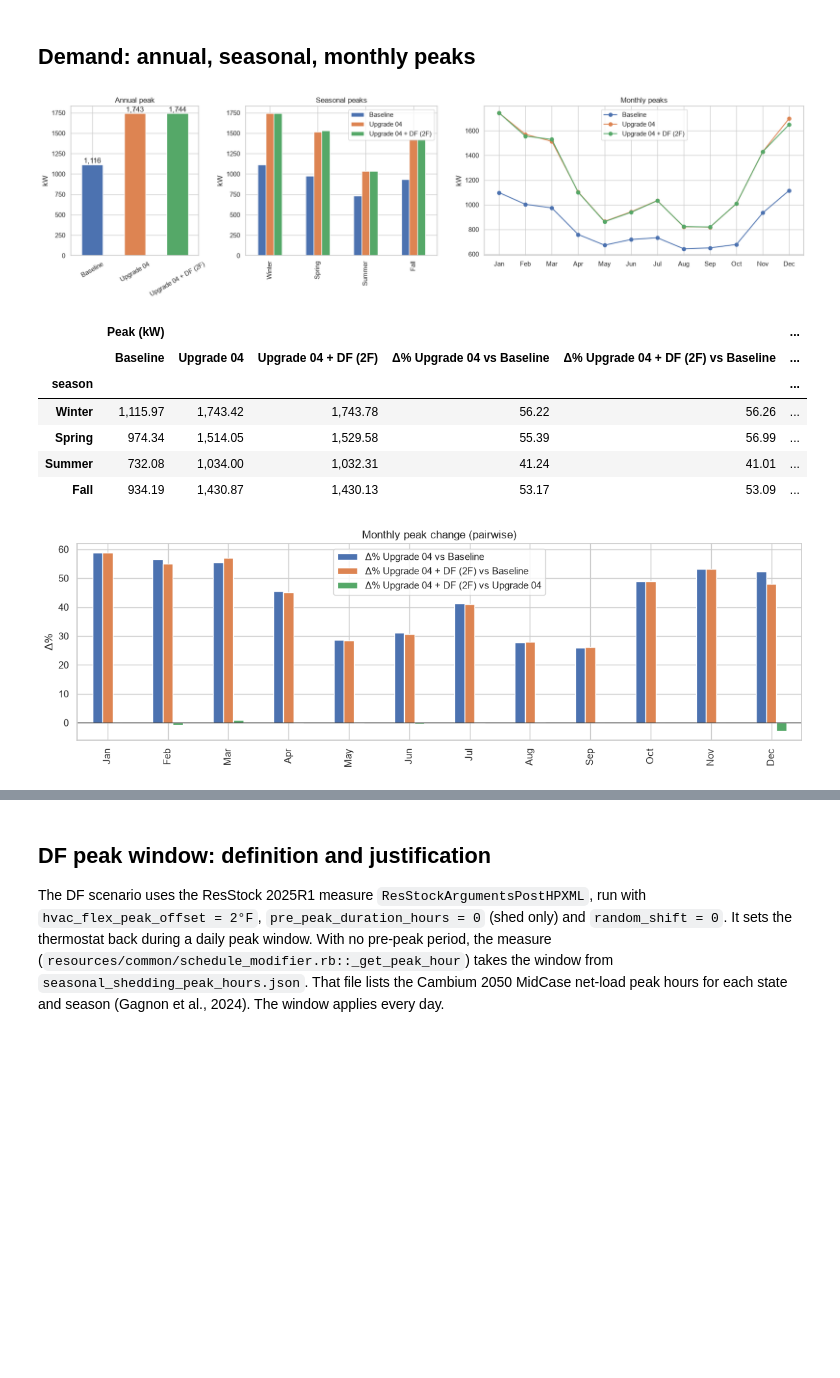
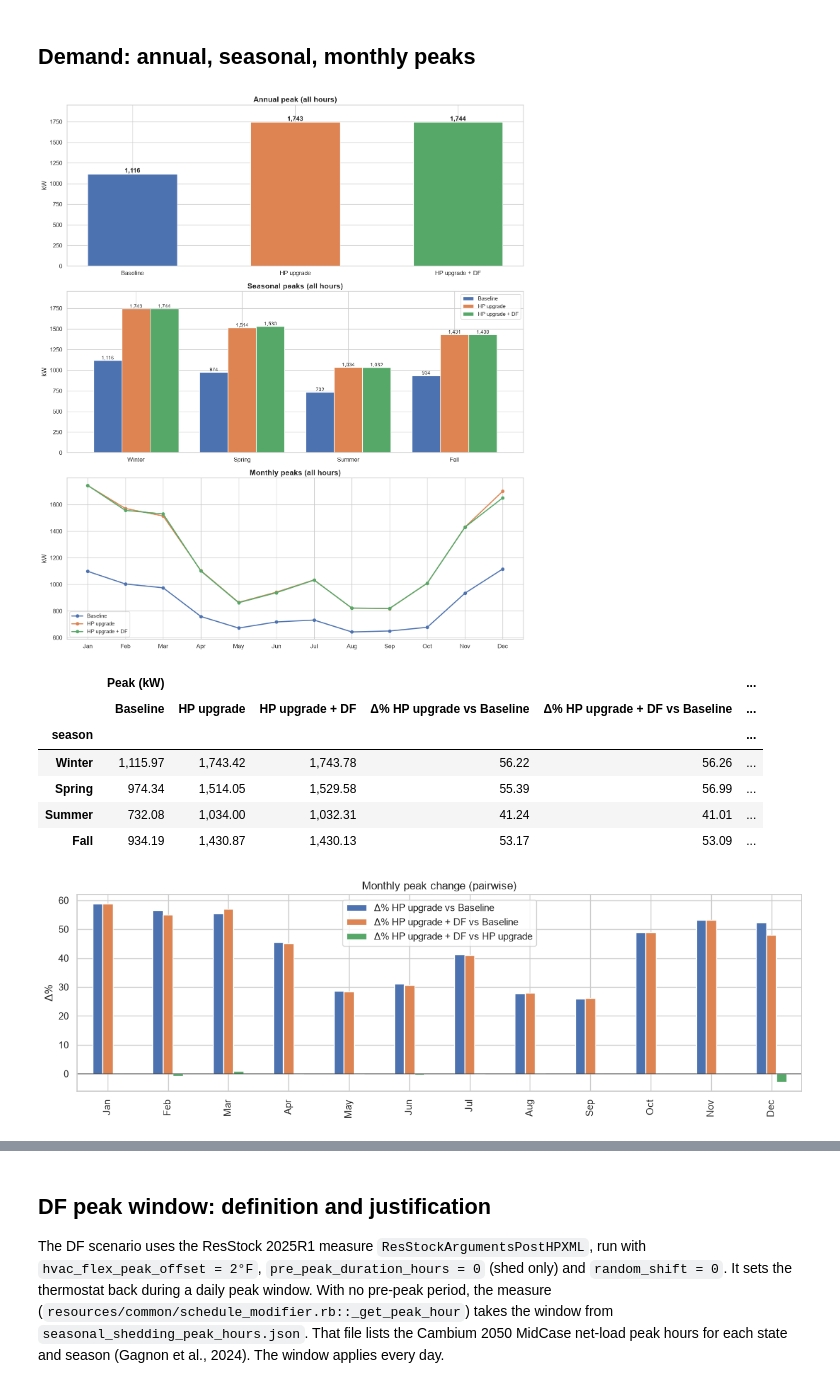
Before and after one commit to JieXiong9119/grid_edge_ithaca, a Jupyter notebook: notebooks/5_postprocess_visualize.ipynb, the cells around one changed output, grey strips where cells are left out. Cells and saved outputs as stored; diff of their text form; code cells hidden in the pictures; blank space fills up the shorter version.

```diff
--- a/notebooks/5_postprocess_visualize.ipynb
+++ b/notebooks/5_postprocess_visualize.ipynb
@@ -203,43 +359,53 @@ monthly_tbl
 # %%
 seasonal_pk = sys_kw.groupby("season")[scen].max().reindex(SEASON_ORDER)
 seasonal_pk_time = sys_kw.groupby("season")[scen].idxmax().reindex(SEASON_ORDER)
 monthly_pk = sys_kw.groupby("month")[scen].max()
 monthly_pk.index = pd.to_datetime(monthly_pk.index, format="%m").strftime("%b")
+cols = [SCEN_COLORS[c] for c in scen]
 
-fig, axes = plt.subplots(1, 3, figsize=(18, 5), gridspec_kw={"width_ratios": [1, 1.5, 2.5]})
-summ["Peak demand (kW)"].astype(float).plot.bar(ax=axes[0], color=sns.color_palette()[:len(scen)])
-axes[0].set(title="Annual peak", ylabel="kW"); axes[0].tick_params(axis="x", rotation=30)
-for p in axes[0].patches:
-    axes[0].annotate(f"{p.get_height():,.0f}", (p.get_x() + p.get_width()/2, p.get_height()), ha="center", va="bottom")
-seasonal_pk.plot.bar(ax=axes[1]); axes[1].set(title="Seasonal peaks", ylabel="kW", xlabel="")
-monthly_pk.plot(ax=axes[2], marker="o"); axes[2].set(title="Monthly peaks", ylabel="kW", xlabel="")
-axes[2].set_xticks(range(12)); axes[2].set_xticklabels(monthly_pk.index)
-plt.tight_layout(); fig.savefig(FIG_DIR / "demand_peaks.png", dpi=150); plt.show()
+# Highlight figure: annual, seasonal and monthly all-hours peaks in three rows
+with plt.rc_context(HIGHLIGHT):
+    fig, axes = plt.subplots(3, 1, figsize=(14, 16))
+    pk = summ["Peak demand (kW)"].astype(float)
+    axes[0].bar(scen, pk, color=cols, width=0.55)
+    for i, c in enumerate(scen):
+        axes[0].text(i, pk[c], f"{pk[c]:,.0f}", ha="center", va="bottom", fontweight="bold")
+    axes[0].set(title="Annual peak (all hours)", ylabel="kW", ylim=(0, 1.12 * pk.max()))
+    seasonal_pk.plot.bar(ax=axes[1], color=cols, rot=0, width=0.8)
+    for p in axes[1].patches:
+        axes[1].annotate(f"{p.get_height():,.0f}", (p.get_x() + p.get_width() / 2, p.get_height()),
+                         ha="center", va="bottom", fontsize=10)
+    axes[1].set(title="Seasonal peaks (all hours)", ylabel="kW", xlabel="", ylim=(0, 1.12 * seasonal_pk.max().max()))
+    for c, col in zip(scen, cols):
+        axes[2].plot(range(12), monthly_pk[c], "-o", color=col, label=c)
+    axes[2].set(title="Monthly peaks (all hours)", ylabel="kW")
+    axes[2].set_xticks(range(12), monthly_pk.index); axes[2].legend()
+    plt.tight_layout(); fig.savefig(FIG_DIR / "demand_peaks.png", dpi=150); plt.show()
 
 sea_tbl = seasonal_pk.copy()
 for a, b in COMPARISONS:
     sea_tbl[f"Δ% {cmp_label(a, b)}"] = 100 * (seasonal_pk[a] / seasonal_pk[b] - 1)
 sea_tbl.to_csv(FIG_DIR / "seasonal_peaks_kw.csv")
 display(pd.concat({"Peak (kW)": sea_tbl, "Peak time": seasonal_pk_time}, axis=1))
 
 pk_tbl = monthly_pk.copy()
 for a, b in COMPARISONS:
     pk_tbl[f"Δ% {cmp_label(a, b)}"] = 100 * (monthly_pk[a] / monthly_pk[b] - 1)
 
 fig, ax = plt.subplots(figsize=(12, 4))
 pk_tbl[[f"Δ% {cmp_label(a, b)}" for a, b in COMPARISONS]].plot.bar(ax=ax)
 ax.axhline(0, color="k", lw=0.8); ax.set(title="Monthly peak change (pairwise)", ylabel="Δ%", xlabel="")
 plt.tight_layout(); fig.savefig(FIG_DIR / "monthly_peak_pairwise.png", dpi=150); plt.show()
 
 pk_tbl.to_csv(FIG_DIR / "monthly_peaks_kw.csv")
 pk_tbl
 # %% [output]
-[figure, old version]
+[figure, new version]
 |  | Peak (kW) |  |  |  |  | ... |
-|  | Baseline | Upgrade 04 | Upgrade 04 + DF (2F) | Δ% Upgrade 04 vs Baseline | Δ% Upgrade 04 + DF (2F) vs Baseline | ... |
+|  | Baseline | HP upgrade | HP upgrade + DF | Δ% HP upgrade vs Baseline | Δ% HP upgrade + DF vs Baseline | ... |
 | season |  |  |  |  |  | ... |
 | Winter | 1,115.97 | 1,743.42 | 1,743.78 | 56.22 | 56.26 | ... |
 | Spring | 974.34 | 1,514.05 | 1,529.58 | 55.39 | 56.99 | ... |
 | Summer | 732.08 | 1,034.00 | 1,032.31 | 41.24 | 41.01 | ... |
 | Fall | 934.19 | 1,430.87 | 1,430.13 | 53.17 | 53.09 | ... |
-[figure, old version]
+[figure, new version]
```
Also changed, not shown: parts of 14 cells of this notebook, 17 other files.
